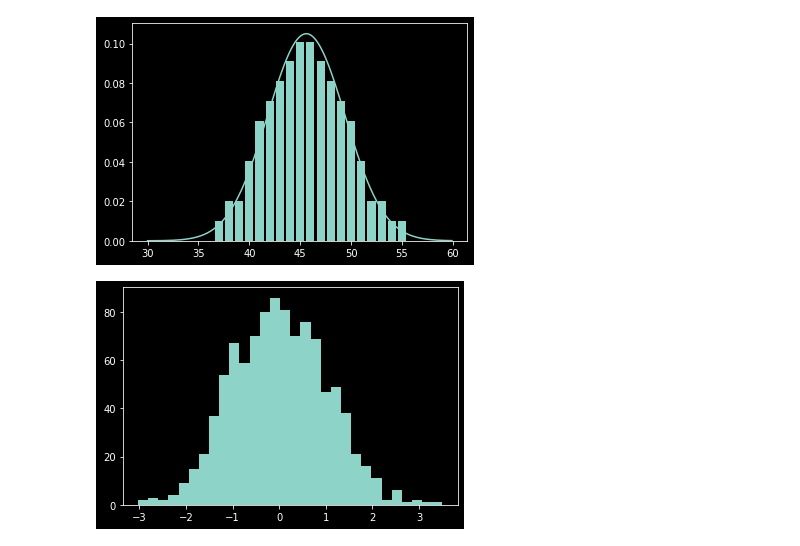
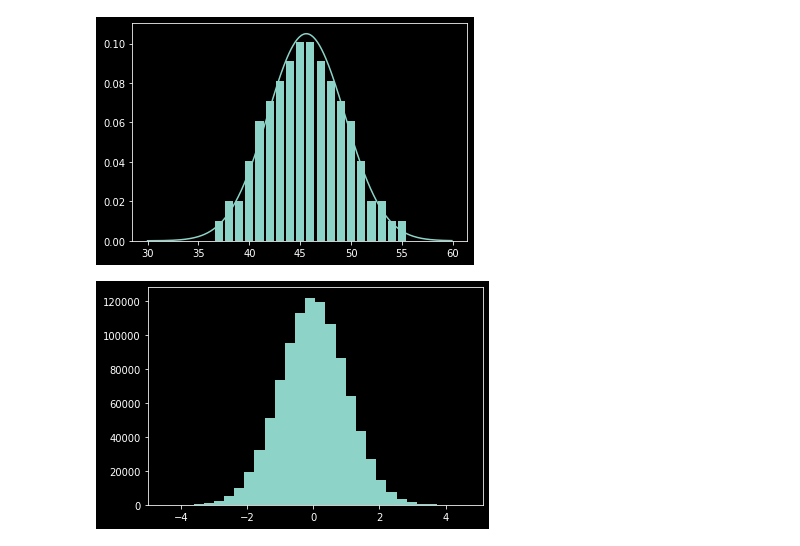
Before and after one commit to LeKilleRGallet/university, a Jupyter notebook: data_science/math/prob/2ndnb.ipynb, the cells around one changed output. Saved outputs shown, nothing was run; the diff lists cells and outputs as text; code cells hidden in the pictures.

```diff
--- a/data_science/math/prob/2ndnb.ipynb
+++ b/data_science/math/prob/2ndnb.ipynb
@@ -75,8 +75,8 @@ plt.bar(values,dist1/len(arr))
 <BarContainer object of 19 artists>
 [figure]
 # %%
-sample = normal(size=1000)
+sample = normal(size=1000000)
 plt.hist(sample,bins=30)
 plt.show()
 # %% [output]
-[figure, old version]
+[figure, new version]
```
Also changed, not shown: parts of 3 cells of this notebook, 2 other files.
